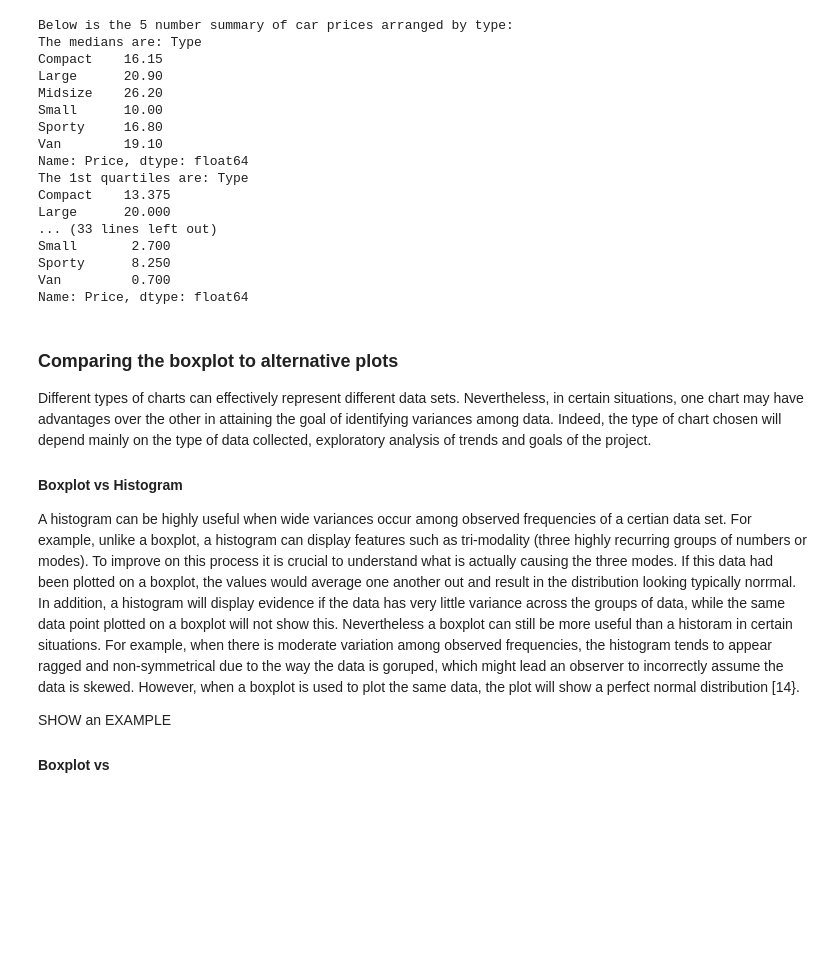
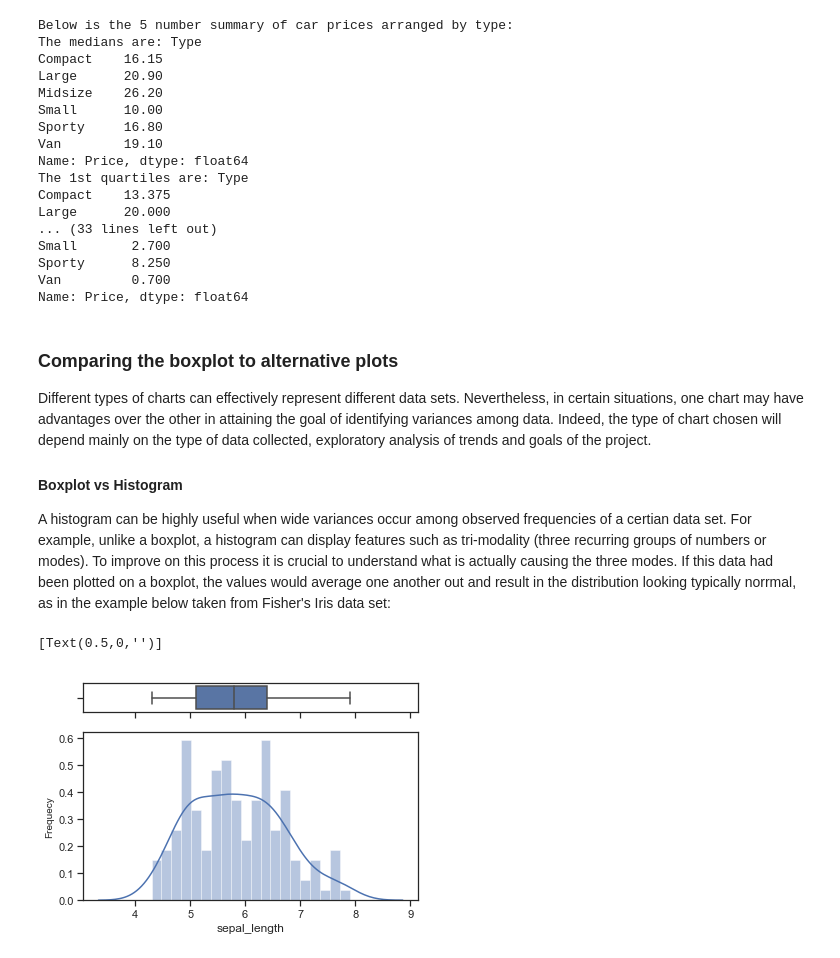
Before and after one commit to Datagatherer2357/Project-Fundamentals-of-data-analysis-GMIT, a Jupyter notebook: Project-boxplots.ipynb, the cells around one changed output. Cells and saved outputs as stored; diff of their text form; code cells hidden in the pictures; blank space fills up the shorter version.

Commit message:
worked on plot comparisons

```diff
--- a/Project-boxplots.ipynb
+++ b/Project-boxplots.ipynb
@@ -439,10 +439,22 @@ Different types of charts can effectively represent different data sets. Neverth
 
 #### Boxplot vs Histogram
 
-A histogram can be highly useful when wide variances occur among observed frequencies of a certian data set. For example, unlike a boxplot, a histogram can display features such as tri-modality (three highly recurring groups of numbers or modes). To improve on this process it is crucial to understand what is actually causing the three modes. If this data had been plotted on a boxplot, the values would average one another out and result in the distribution looking typically norrmal. In addition, a histogram will display evidence if the data has very little variance across the groups of data, while the same data point plotted on a boxplot will not show this. Nevertheless a boxplot can still be more useful than a historam in certain situations. For example, when there is moderate variation among observed frequencies, the histogram tends to appear ragged and non-symmetrical due to the way the data is goruped, which might lead an observer to incorrectly assume the data is skewed. However, when a boxplot is used to plot the same data, the plot will show a perfect normal distribution [14}.
-
-SHOW an EXAMPLE
-
-
-
-#### Boxplot vs
+A histogram can be highly useful when wide variances occur among observed frequencies of a certian data set. For example, unlike a boxplot, a histogram can display features such as tri-modality (three recurring groups of numbers or modes). To improve on this process it is crucial to understand what is actually causing the three modes. If this data had been plotted on a boxplot, the values would average one another out and result in the distribution looking typically norrmal, as in the example below taken from Fisher's Iris data set:
+# %%
+# Import library and dataset:
+import seaborn as sns
+df = sns.load_dataset('iris')
+
+# Partition the plot window to 2 parts [15]:
+f, (ax_box, ax_hist) = plt.subplots(2, sharex=True, gridspec_kw={"height_ratios": (.15, .85)})
+
+# Add a graph in each window:
+sns.boxplot(df["sepal_length"], ax=ax_box)
+sns.distplot(df["sepal_length"], bins=20 ) # Control the number of bins
+plt.ylabel('Frequecy', fontsize = 10)
+
+# Remove x axis name for the boxplot:
+ax_box.set(xlabel='')
+# %% [output]
+[Text(0.5,0,'')]
+[figure, added]
```
Also changed, not shown: parts of 7 cells of this notebook.
